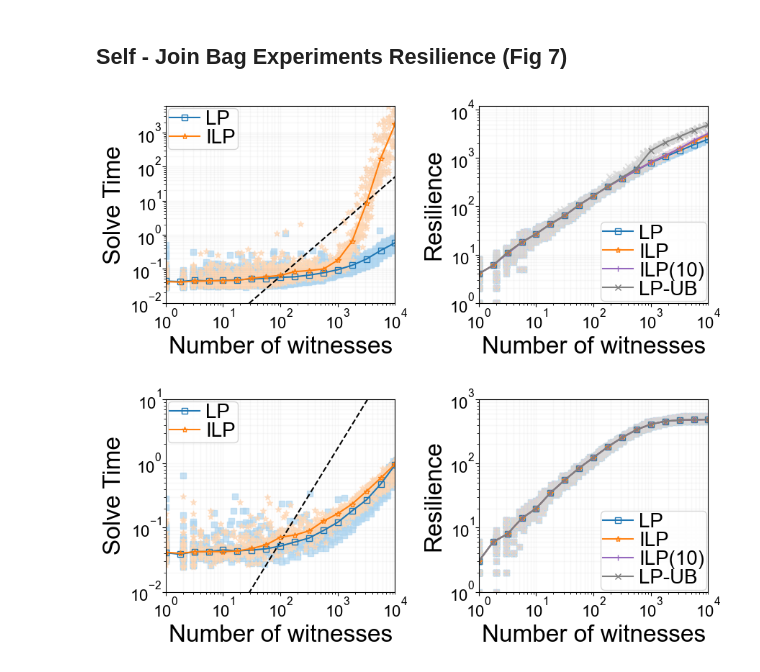
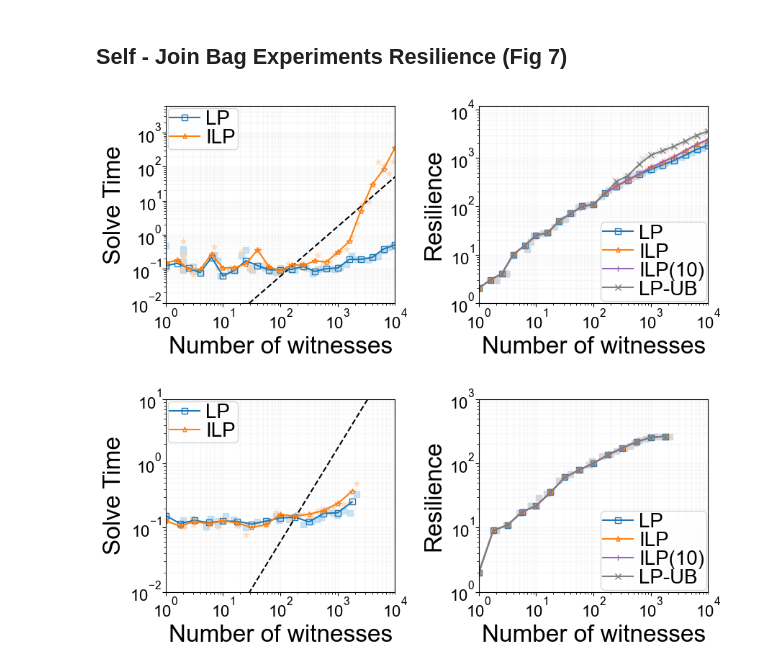
Before and after one commit to northeastern-datalab/resilience-responsibility-ilp, a Jupyter notebook: SIGMOD_Reproducibility/Fig-5,6,7/sigmod_expts.ipynb, the cells around one changed output. Drawn from its saved outputs; the diff is of its cells as text; code cells hidden in the pictures.

```diff
--- a/SIGMOD_Reproducibility/Fig-5,6,7/sigmod_expts.ipynb
+++ b/SIGMOD_Reproducibility/Fig-5,6,7/sigmod_expts.ipynb
@@ -8,6 +8,7 @@ sys.path.append('./../../')
 from src.resilience_responsibility_solver.plot.synthetic_expt_plotter import plot_resilience_expt, plot_resilience_expt_with_deltas
 # %%
 use_reference_data = True # Set to False to use the data generated by the experiments after running SIGMOD_Reproducibililty/Fig-5,6,7/run_experiments.sh
+use_small_expt = True
 # %% [markdown]
 # Experimental Figures 5-7
 ## Resilience Scalability of an NP-C query 3Star (Figure 5)
@@ -98,15 +99,17 @@ DATA_ALPHA = 0.1
 PLOT_OUTPUT_FILE = None
 DATA_ALPHA = 0.7
 g00_ymin = 1e-2
-plot_resilience_expt(2, EXPT_DATA_FILE = EXPT_DATA_FILE, PLOT_OUTPUT_FILE = PLOT_OUTPUT_FILE, hide_bottom_plots = hide_bottom_plots, BUCKET_SIZE_DENOMINATOR = 4, DATA_ALPHA = DATA_ALPHA, g00_ymax = g00_ymax, g00_ymin = g00_ymin, g01_ymax = g01_ymax)
+case = 5 if use_small_expt else 2
+plot_resilience_expt(case, EXPT_DATA_FILE = EXPT_DATA_FILE, PLOT_OUTPUT_FILE = PLOT_OUTPUT_FILE, hide_bottom_plots = hide_bottom_plots, BUCKET_SIZE_DENOMINATOR = case, DATA_ALPHA = DATA_ALPHA, g00_ymax = g00_ymax, g00_ymin = g00_ymin, g01_ymax = g01_ymax)
 # %% [output]
-[figure, old version]
+[figure, new version]
 # %%
 g00_ymax = 1e1
 g01_ymax = 1e3
 plot_legend = True
 DATA_ALPHA = 0.7
 g00_ymin = 1e-2
-plot_resilience_expt(3, EXPT_DATA_FILE = EXPT_DATA_FILE, PLOT_OUTPUT_FILE = PLOT_OUTPUT_FILE, hide_bottom_plots = hide_bottom_plots, g00_ymax = g00_ymax, g00_ymin = g00_ymin, g01_ymax = g01_ymax, plot_legend=plot_legend, DATA_ALPHA=DATA_ALPHA)
+case = 6 if use_small_expt else 3
+plot_resilience_expt(6, EXPT_DATA_FILE = EXPT_DATA_FILE, PLOT_OUTPUT_FILE = PLOT_OUTPUT_FILE, hide_bottom_plots = hide_bottom_plots, g00_ymax = g00_ymax, g00_ymin = g00_ymin, g01_ymax = g01_ymax, plot_legend=plot_legend, DATA_ALPHA=DATA_ALPHA)
 # %% [output]
-[figure, old version]
+[figure, new version]
```
Also changed, not shown: parts of 1 cell of this notebook, 3 other files.
